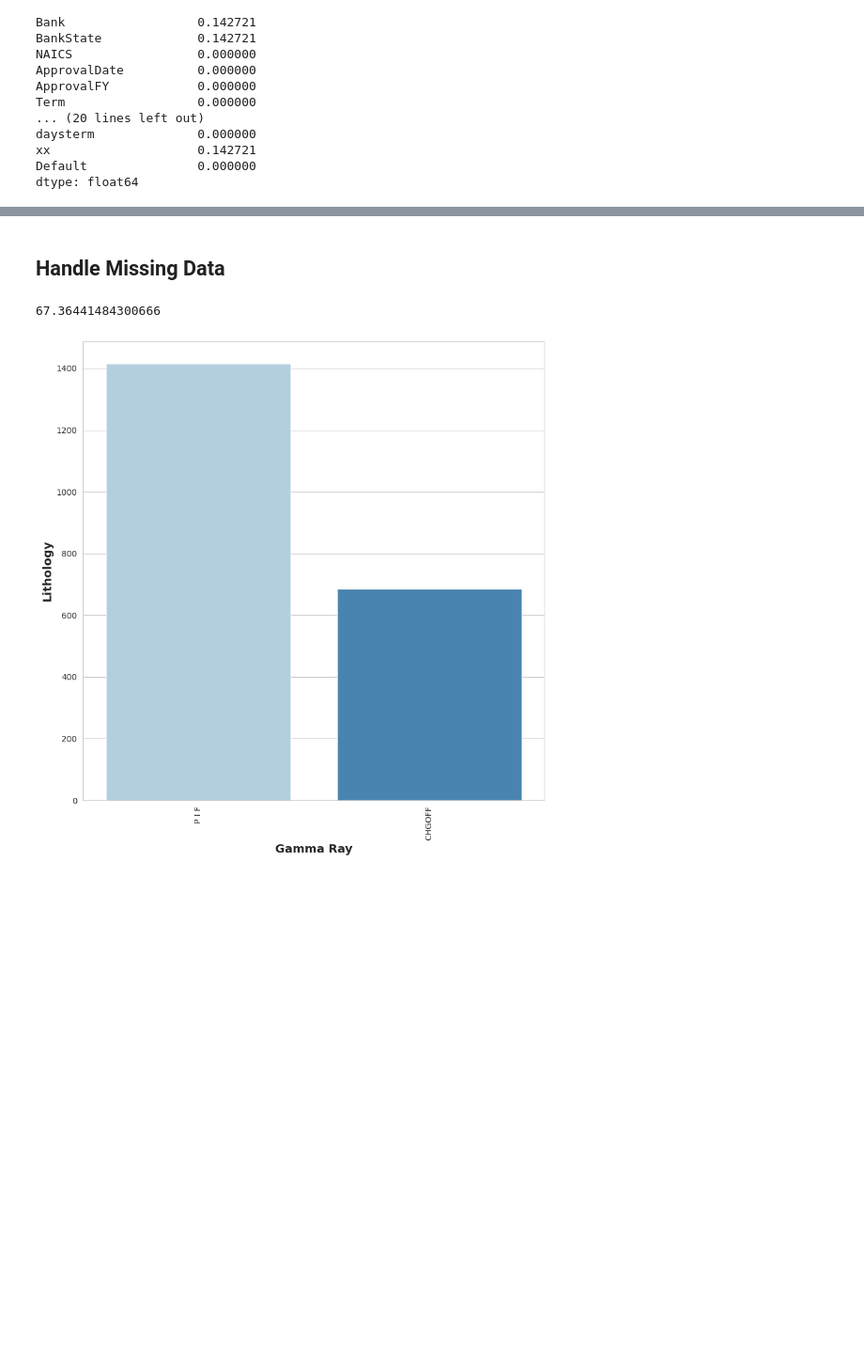
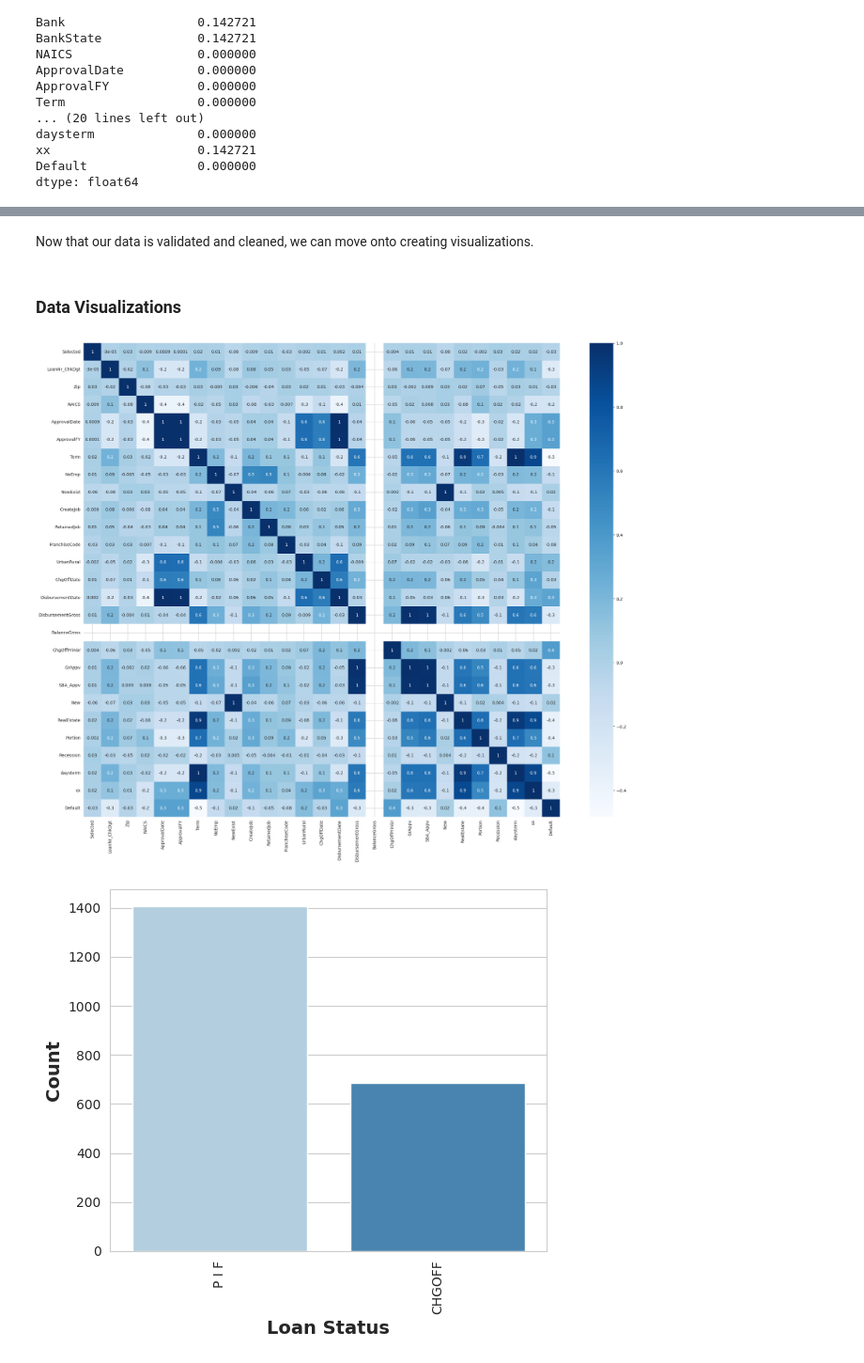
Before and after one commit to fdeiab/image-repo, a Jupyter notebook: Loan_Default_Predicition.ipynb, the cells around one changed output, grey strips where cells are left out. Shown at 94% size. Saved outputs shown, nothing was run; the diff lists cells and outputs as text; code cells hidden in the pictures; blank space fills up the shorter version.

```diff
--- a/Loan_Default_Predicition.ipynb
+++ b/Loan_Default_Predicition.ipynb
@@ -110,0 +188,4 @@ dtype: float64
+# %%
+df['Default'].value_counts()[0]* 100 / len(df)
+df.dropna(subset=['Bank', 'BankState', 'NewExist','RevLineCr','LowDoc', 'DisbursementDate', 'xx'], inplace=True)
+df.isnull().sum()* 100 / len(df)
@@ -110,0 +283,20 @@ dtype: float64
+# %%
+#@title Fix Data Schema Errors
+
+# assuming human entry error, replace incorrect '0' to 'N' and 'T' to 'Y'
+df['RevLineCr'] = df['RevLineCr'].replace(to_replace='0', value='N')
+df['RevLineCr'] = df['RevLineCr'].replace(to_replace='T', value='Y')
+print(f"RevLineCr Values {df['RevLineCr'].unique()}")
+
+# replace '0' to 'N'
+# other values will be replaced with the mode value of that column
+df['LowDoc'] = df['LowDoc'].replace(to_replace='0', value='N')
+df['LowDoc'] = df['LowDoc'].replace(to_replace='S', value=df['LowDoc'].mode()[0])
+df['LowDoc'] = df['LowDoc'].replace(to_replace='A', value=df['LowDoc'].mode()[0])
+print(f"LowDoc Values {df['LowDoc'].unique()}")
+
+try:
+    validated_df = schema.validate(df, lazy=True)
+except pa.errors.SchemaErrors as err:
+    print("Schema errors and failure cases:")
+    print(err)
@@ -111,18 +306,19 @@ dtype: float64
+# %% [markdown]
+Now that our data is validated and cleaned, we can move onto creating visualizations.
 # %% [markdown]
-## Handle Missing Data
+### Data Visualizations
-# %%
-#@markdown The ChgOffDate Column (date a loan is entered into default) is comprised of approximately 67% of missing values, which may appear concerning at first, but if we take a look at the percentage of loans that are paid in full, it agrees with the number of null values.
-#@markdown
-#@markdown Therefore, the missing values will not be filled in or removed to display the true nature of defaulted and paid-off loans. However, we will take this decision into consideration when making conclusions that may be sensitive to the null values.
-df['Default'].value_counts()[0]* 100 / len(df)
-# %% [output]
-67.36441484300666
 # %%
-fig, ax = plt.subplots(1, figsize=(10, 10))
+plt.figure(figsize=(25,20))
+corr = df.corr()
+heatmap = sns.heatmap(corr, annot=True, cmap="Blues", fmt='.1g')
+
+
+fig, ax = plt.subplots(1, figsize=(6, 5))
 p = sns.countplot(x='MIS_Status', data=df, palette='Blues')
-p.set_xlabel('Gamma Ray', fontsize= 14, fontweight='bold')
-p.set_ylabel('Lithology', fontsize= 14, fontweight='bold')
+p.set_xlabel('Loan Status', fontsize= 14, fontweight='bold')
+p.set_ylabel('Count', fontsize= 14, fontweight='bold')
 plt.xticks(rotation = 90)
 plt.show()
 # %% [output]
-[figure, old version]
+[figure, new version]
+[figure, added]
```
Also changed, not shown: parts of 16 cells of this notebook.
